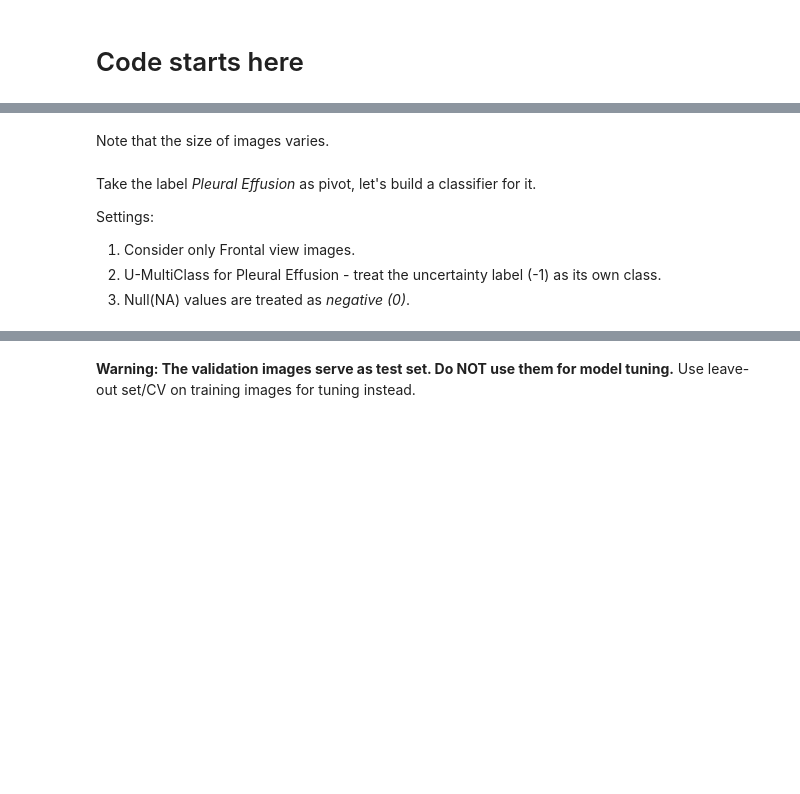
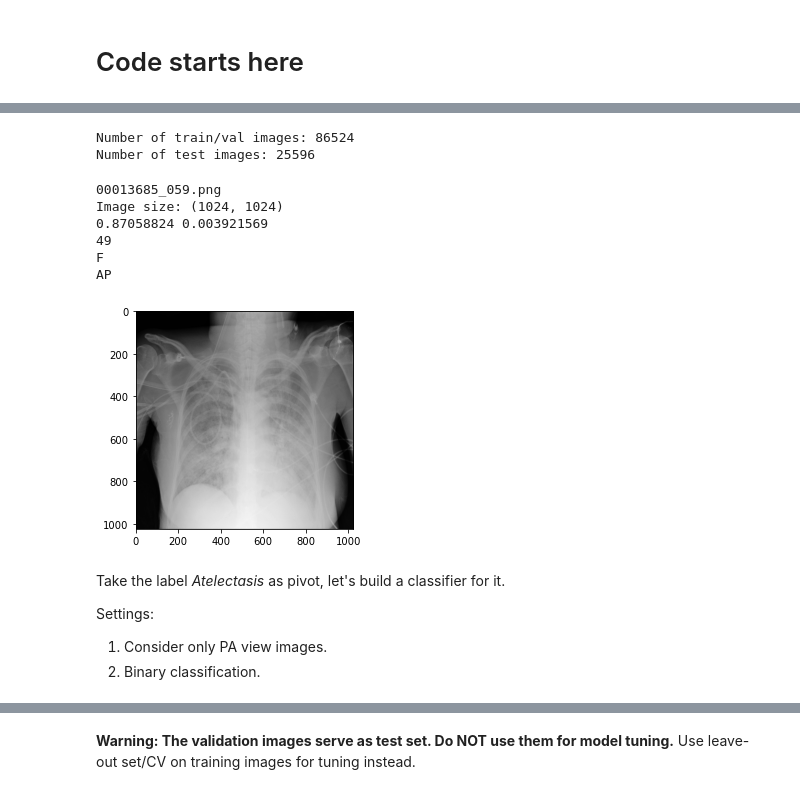
Before and after one commit to comsaint/dlh_project, a Jupyter notebook: notebooks/starter_nih.ipynb, the cells around one changed output, grey strips where cells are left out. Saved outputs shown, nothing was run; the diff lists cells and outputs as text; code cells hidden in the pictures; blank space fills up the shorter version.

```diff
--- a/notebooks/starter_nih.ipynb
+++ b/notebooks/starter_nih.ipynb
@@ -57,14 +110,37 @@ df_train_labels.columns
+# %%
+# split into train_val and test sets
+df_train_val = df_labels[df_labels['Image Index'].isin(train_val_list)]
+df_test = df_labels[df_labels['Image Index'].isin(test_list)]
+
+print(f"Number of train/val images: {len(df_train_val)}")
+print(f"Number of test images: {len(df_test)}")
+
+assert (len(df_train_val) + len(df_test)) == len(df_labels), "Total number of images does not equal to sum of train/val and test!"
+# %% [output]
+Number of train/val images: 86524
+Number of test images: 25596
 # %%
 # read images
 import matplotlib.pyplot as plt
 import matplotlib.image as mpimg
-i=1
+i=54756
 
-print(df_train_labels['Path'][i])
-img=mpimg.imread(df_train_labels['Path'][i])
-#print(img.shape)  # 2D. Size varies.
-#print(img.max(), img.min())  # grayscale 0-255
-print(df_train_labels['Age'][i])
-print(df_train_labels['Sex'][i])
-print(df_train_labels['Frontal/Lateral'][i])
-print(df_train_labels['AP/PA'][i])
+print(df_labels['Image Index'][i])
+path_to_img = os.path.join('../data', df_labels['Image Index'][i])
+
+img=mpimg.imread(path_to_img)
+print(f"Image size: {img.shape}")  # 2D
+print(img.max(), img.min())  # grayscale [0.0, 1.0]
+print(df_labels['Patient Age'][i])
+print(df_labels['Patient Gender'][i])
+print(df_labels['View Position'][i])  # only AP/PA, no lateral
+# Plot an image
+imgplot = plt.imshow(img, cmap='gray')
+# %% [output]
+00013685_059.png
+Image size: (1024, 1024)
+0.87058824 0.003921569
+49
+F
+AP
+[figure, added]
@@ -73,2 +146,0 @@ df_train_labels.loc[0:13,'Sex']
-# %% [markdown]
-Note that the size of images varies.
@@ -77,7 +147,6 @@ imgplot = plt.imshow(img, cmap='gray')
 # %% [markdown]
-Take the label *Pleural Effusion* as pivot, let's build a classifier for it.
+Take the label *Atelectasis* as pivot, let's build a classifier for it.
 
 Settings:
-1. Consider only Frontal view images.
-2. U-MultiClass for Pleural Effusion - treat the uncertainty label (-1) as its own class.
-3. Null(NA) values are treated as *negative (0)*.
+1. Consider only PA view images.
+2. Binary classification.
```
Also changed, not shown: parts of 32 cells of this notebook, 11 other files.
